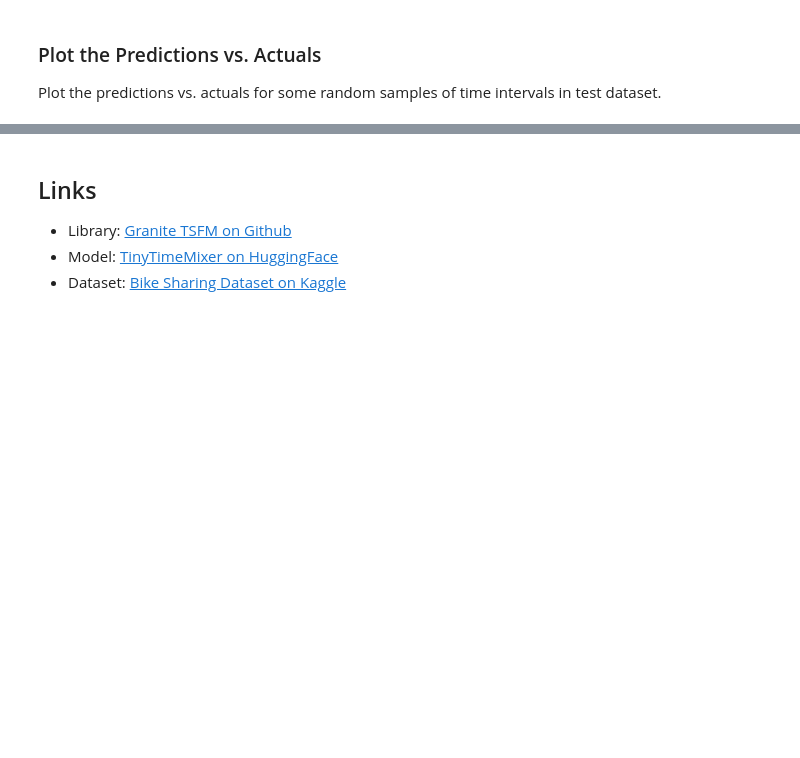
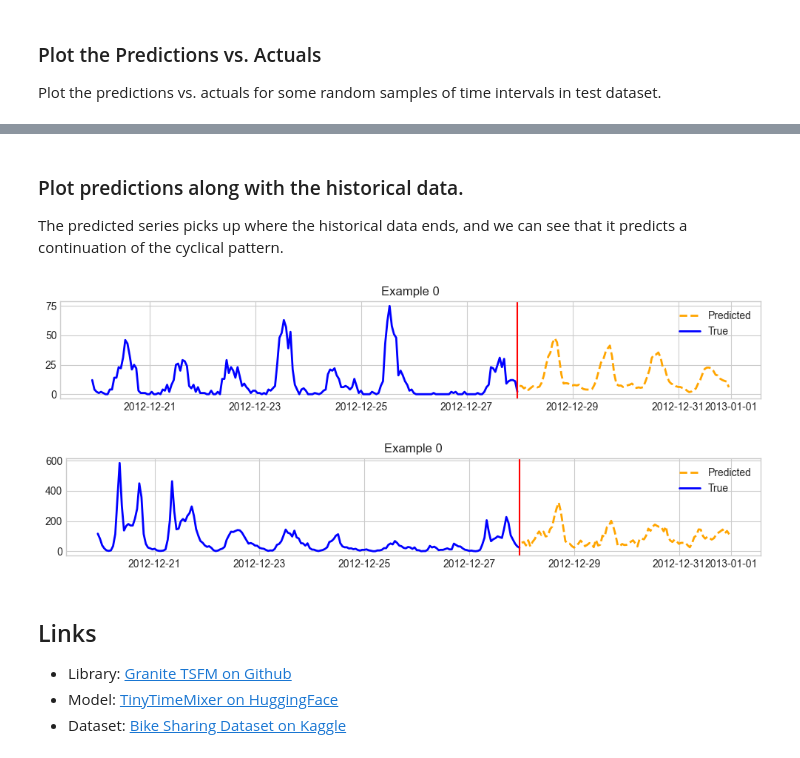
Before and after one commit to ibm-granite-community/granite-timeseries-cookbook, a Jupyter notebook: recipes/Time_Series/Bike_Sharing_Finetuning_with_Exogenous.ipynb, the cells around one changed output, grey strips where cells are left out. Saved outputs shown, nothing was run; the diff lists cells and outputs as text; code cells hidden in the pictures; blank space fills up the shorter version.

```diff
--- a/recipes/Time_Series/Bike_Sharing_Finetuning_with_Exogenous.ipynb
+++ b/recipes/Time_Series/Bike_Sharing_Finetuning_with_Exogenous.ipynb
@@ -433,0 +433,13 @@ plot_predictions(
+# %%
+historical_df = test_df.iloc[-prediction_length-context_length:-prediction_length].copy()
+controls_df = test_df.iloc[-prediction_length:][[timestamp_column] + control_columns].copy()
+
+# generate forecasts using the finetuned model
+pipeline = TimeSeriesForecastingPipeline(
+    finetune_forecast_model,
+    device="cpu",  # Specify your local GPU or CPU.
+    feature_extractor=tsp,
+)
+
+# Make a forecast on the target column given the input data.
+finetune_forecast = pipeline(historical_df, future_time_series=controls_df)
@@ -434,3 +451,29 @@ plot_predictions(
+# %% [markdown]
+### Plot predictions along with the historical data.
+
+The predicted series picks up where the historical data ends, and we can see that it predicts a continuation of the cyclical pattern.
+# %%
+# Pre-cast the timestamp to avoid future dtype inference changes
+historical_df[timestamp_column] = pd.to_datetime(historical_df[timestamp_column])
+
+# Plot the historical data and predicted series.
+plot_predictions(
+    input_df=historical_df,
+    predictions_df=finetune_forecast,
+    freq=tsp.freq,
+    timestamp_column=timestamp_column,
+    channel=target_columns[0],
+)
+plot_predictions(
+    input_df=historical_df,
+    predictions_df=finetune_forecast,
+    freq=tsp.freq,
+    timestamp_column=timestamp_column,
+    channel=target_columns[1],
+)
+# %% [output]
+[figure, added]
+[figure, added]
 # %% [markdown]
 ## Links
 * Library: [Granite TSFM on Github](https://github.com/ibm-granite/granite-tsfm)
```
Also changed, not shown: parts of 14 cells of this notebook, 1 other file.
